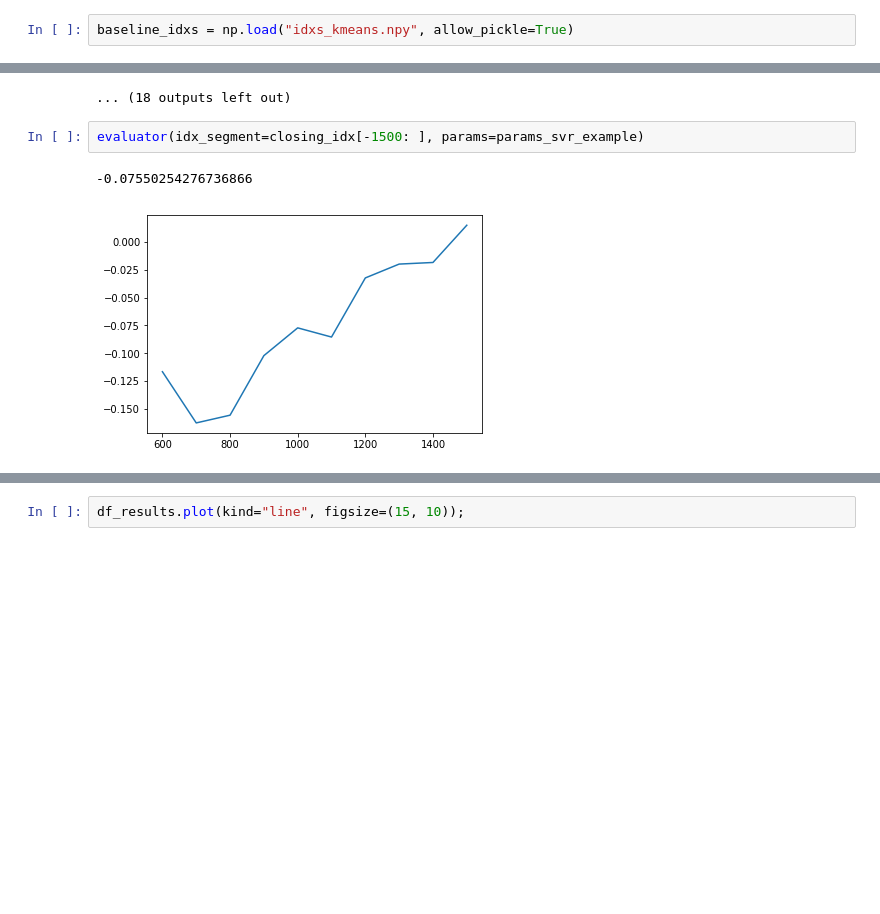
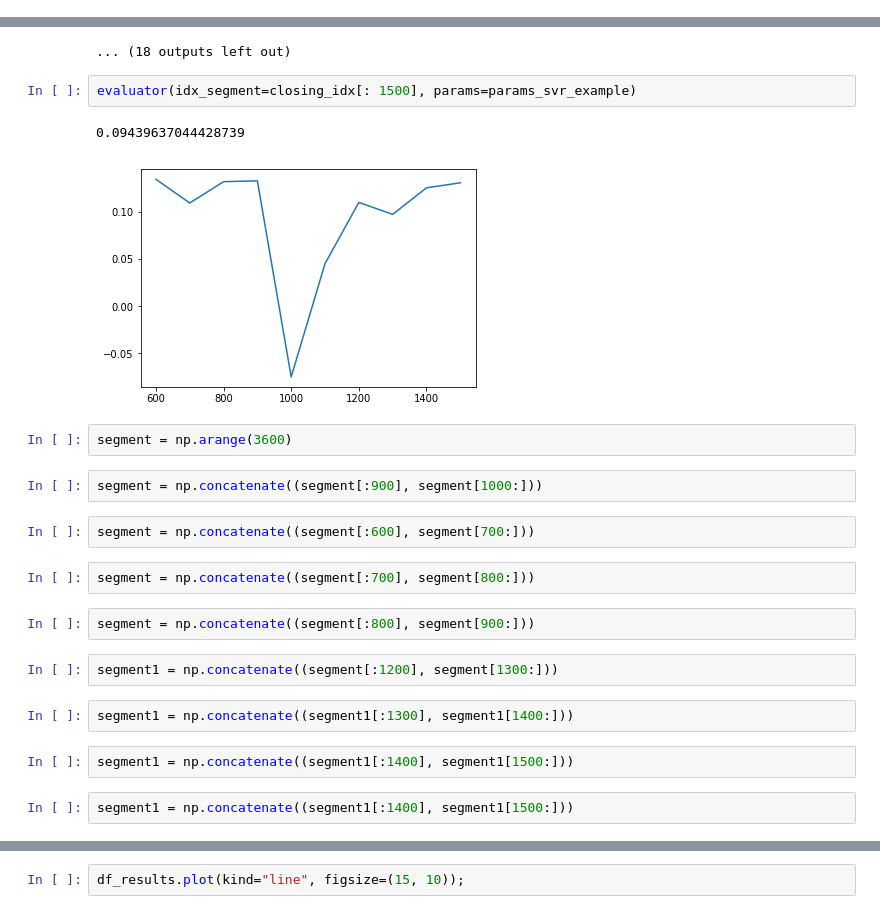
Before and after one commit to BartekKrzepkowski/SUS, a Jupyter notebook: HW/HW3/HW3_332269_clusters.ipynb, the cells around one changed output, grey strips where cells are left out. Cells and saved outputs as stored; diff of their text form; blank space fills up the shorter version.

```diff
--- a/HW/HW3/HW3_332269_clusters.ipynb
+++ b/HW/HW3/HW3_332269_clusters.ipynb
@@ -53,8 +53,6 @@ base_params = {
     "shrinking": False
 }
 param_name = ["gamma", "epsilon", "C"]
-# %%
-baseline_idxs = np.load("idxs_kmeans.npy", allow_pickle=True)
 # %%
 train.head()
 # %% [output]
@@ -429,7 +427,25 @@ this is step nb: 11
 11  0.159740     0.168539     -0.086358          0.142409         0.159740
 ... (18 outputs left out)
 # %%
-evaluator(idx_segment=closing_idx[-1500: ], params=params_svr_example)
+evaluator(idx_segment=closing_idx[: 1500], params=params_svr_example)
 # %% [output]
--0.07550254276736866
+0.09439637044428739
-[figure, old version]
+[figure, new version]
+# %%
+segment = np.arange(3600)
+# %%
+segment = np.concatenate((segment[:900], segment[1000:]))
+# %%
+segment = np.concatenate((segment[:600], segment[700:]))
+# %%
+segment = np.concatenate((segment[:700], segment[800:]))
+# %%
+segment = np.concatenate((segment[:800], segment[900:]))
+# %%
+segment1 = np.concatenate((segment[:1200], segment[1300:]))
+# %%
+segment1 = np.concatenate((segment1[:1300], segment1[1400:]))
+# %%
+segment1 = np.concatenate((segment1[:1400], segment1[1500:]))
+# %%
+segment1 = np.concatenate((segment1[:1400], segment1[1500:]))
```
Also changed, not shown: parts of 3 cells of this notebook.
